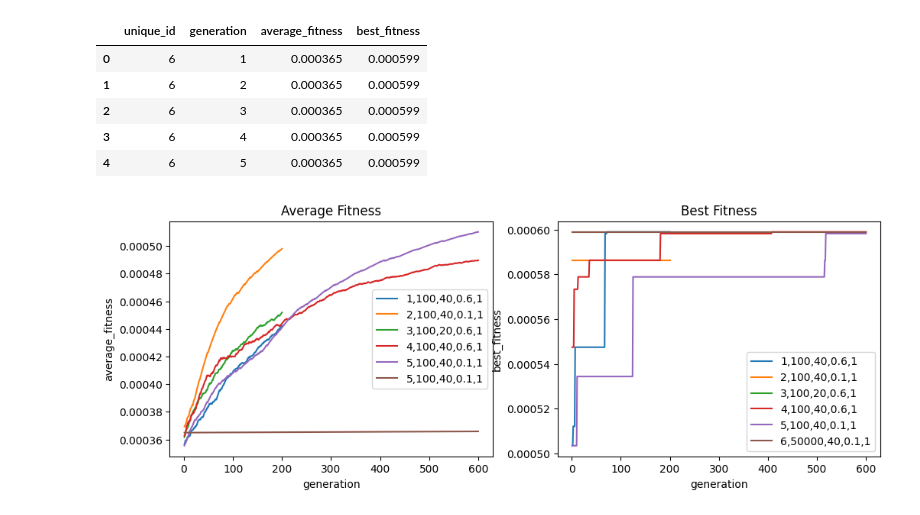
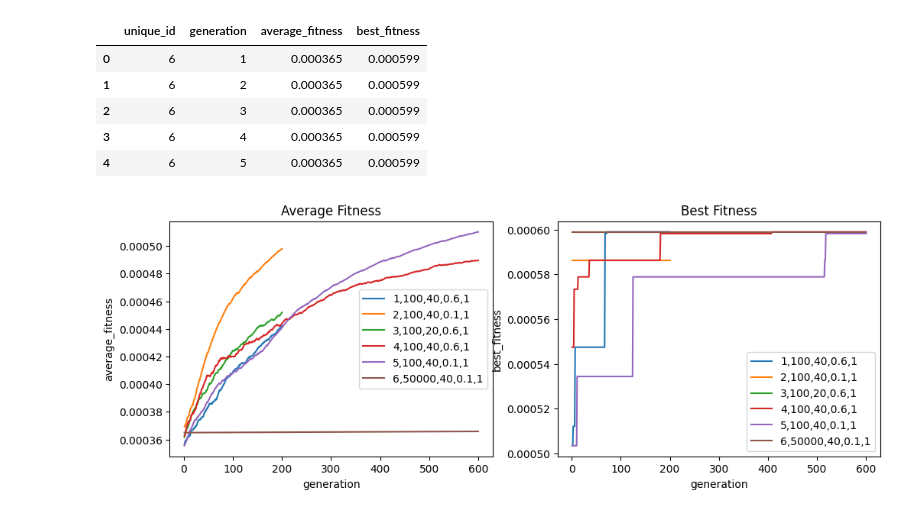
Before and after one commit to m-mathilde34/Traveling-Salesman-Analysis, a Jupyter notebook: notebooks/results_analysis.ipynb, the cells around one changed output. Cells and saved outputs as stored; diff of their text form; code cells hidden in the pictures.

```diff
--- a/notebooks/results_analysis.ipynb
+++ b/notebooks/results_analysis.ipynb
@@ -80,22 +80,22 @@ dataframe6.head()
 # %%
 fig, axs = plt.subplots(1, 2, figsize=(12, 4))
 
 sns.lineplot(data=dataframe, x="generation", y="average_fitness", label="1,100,40,0.6,1", ax=axs[0])
 sns.lineplot(data=dataframe, x="generation", y="best_fitness", label="1,100,40,0.6,1", ax=axs[1])
 sns.lineplot(data=dataframe2, x="generation", y="average_fitness", label="2,100,40,0.1,1", ax=axs[0])
 sns.lineplot(data=dataframe2, x="generation", y="best_fitness", label="2,100,40,0.1,1", ax=axs[1])
 sns.lineplot(data=dataframe3, x="generation", y="average_fitness", label="3,100,20,0.6,1", ax=axs[0])
 sns.lineplot(data=dataframe3, x="generation", y="best_fitness", label="3,100,20,0.6,1", ax=axs[1])
 sns.lineplot(data=dataframe4, x="generation", y="average_fitness", label="4,100,40,0.6,1", ax=axs[0])
 sns.lineplot(data=dataframe4, x="generation", y="best_fitness", label="4,100,40,0.6,1", ax=axs[1])
 sns.lineplot(data=dataframe5, x="generation", y="average_fitness", label="5,100,40,0.1,1", ax=axs[0])
 sns.lineplot(data=dataframe5, x="generation", y="best_fitness", label="5,100,40,0.1,1", ax=axs[1])
-sns.lineplot(data=dataframe6, x="generation", y="average_fitness", label="5,100,40,0.1,1", ax=axs[0])
+sns.lineplot(data=dataframe6, x="generation", y="average_fitness", label="6,50000,40,0.1,1", ax=axs[0])
 sns.lineplot(data=dataframe6, x="generation", y="best_fitness", label="6,50000,40,0.1,1", ax=axs[1])
 
 axs[0].set_title("Average Fitness")
 axs[1].set_title("Best Fitness")
 plt.legend()
 plt.show()
 # %% [output]
-[figure, old version]
+[figure, new version]
```
Also changed, not shown: parts of 1 cell of this notebook.
